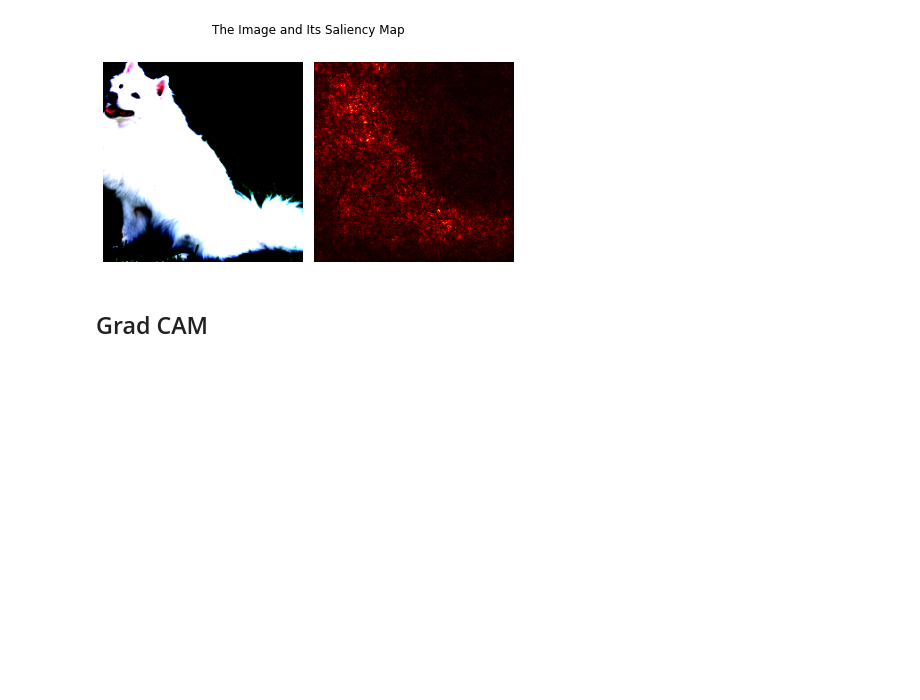
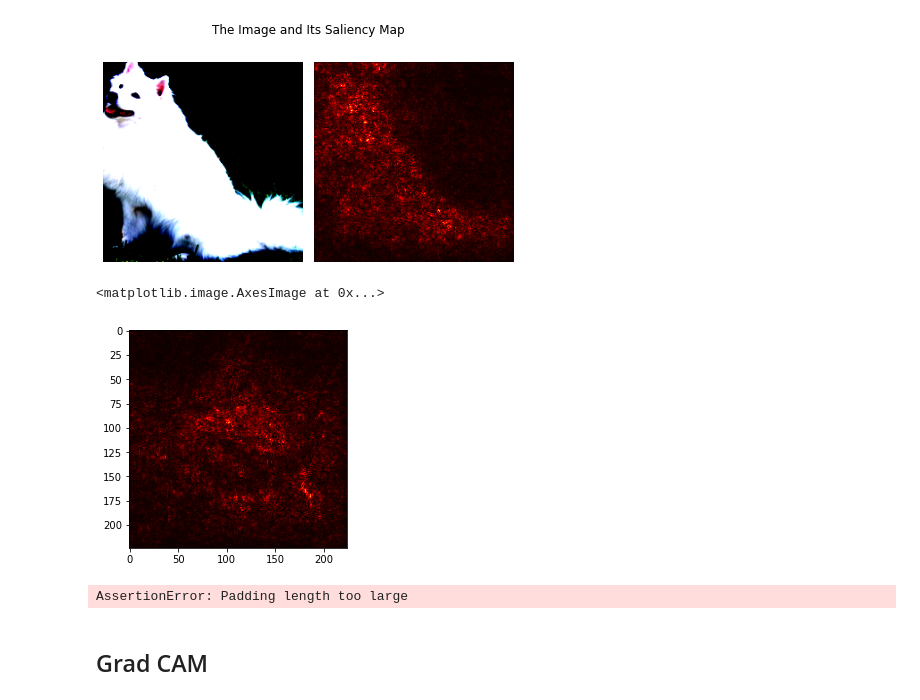
Before and after one commit to ashutosh1919/explainable-cnn, a Jupyter notebook: saliencyMaps.ipynb, the cells around one changed output. Saved outputs shown, nothing was run; the diff lists cells and outputs as text; code cells hidden in the pictures; blank space fills up the shorter version.

```diff
--- a/saliencyMaps.ipynb
+++ b/saliencyMaps.ipynb
@@ -105,3 +108,19 @@ Clipping input data to the valid range for imshow with RGB data ([0..1] for floa
+# %%
+with open("./data/imagenet_class_labels.pkl", "rb") as label_file:
+    imagenet_class_labels = pickle.load(label_file)
+# %%
+x_cnn = CNNExplainer(model, imagenet_class_labels)
+# %%
+img = x_cnn.get_saliency_map("./data/images/tiger_shark.jpeg", (224, 224))
+# %%
+plt.imshow(img, cmap='hot')
+# %% [output]
+<matplotlib.image.AxesImage at 0x...>
+[figure, added]
+# %%
+x_cnn.get_occlusion_sensitivity("./data/images/tiger_shark.jpeg", 3, (224, 224))
+# %% [output]
+AssertionError: Padding length too large
 # %% [markdown]
 ## Grad CAM
 # %%
```
Also changed, not shown: parts of 2 cells of this notebook, 20 other files.
